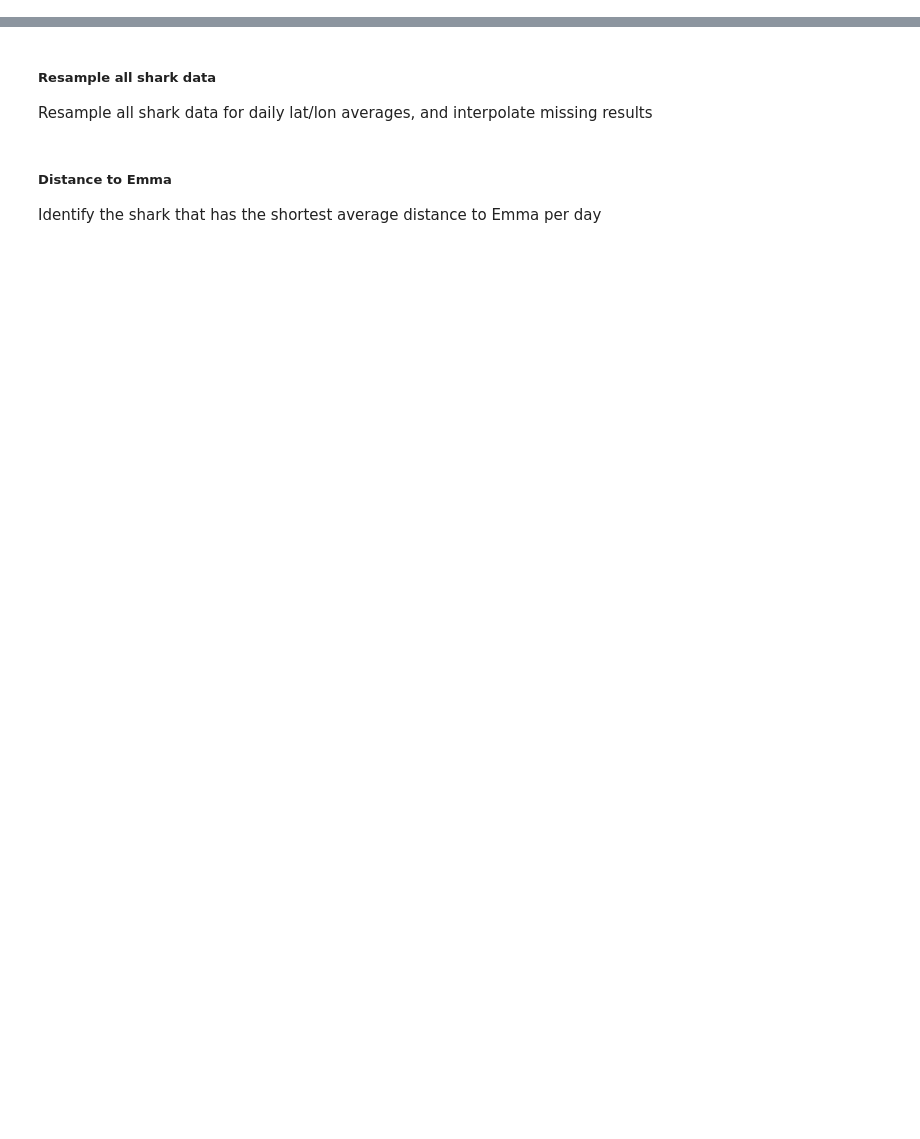
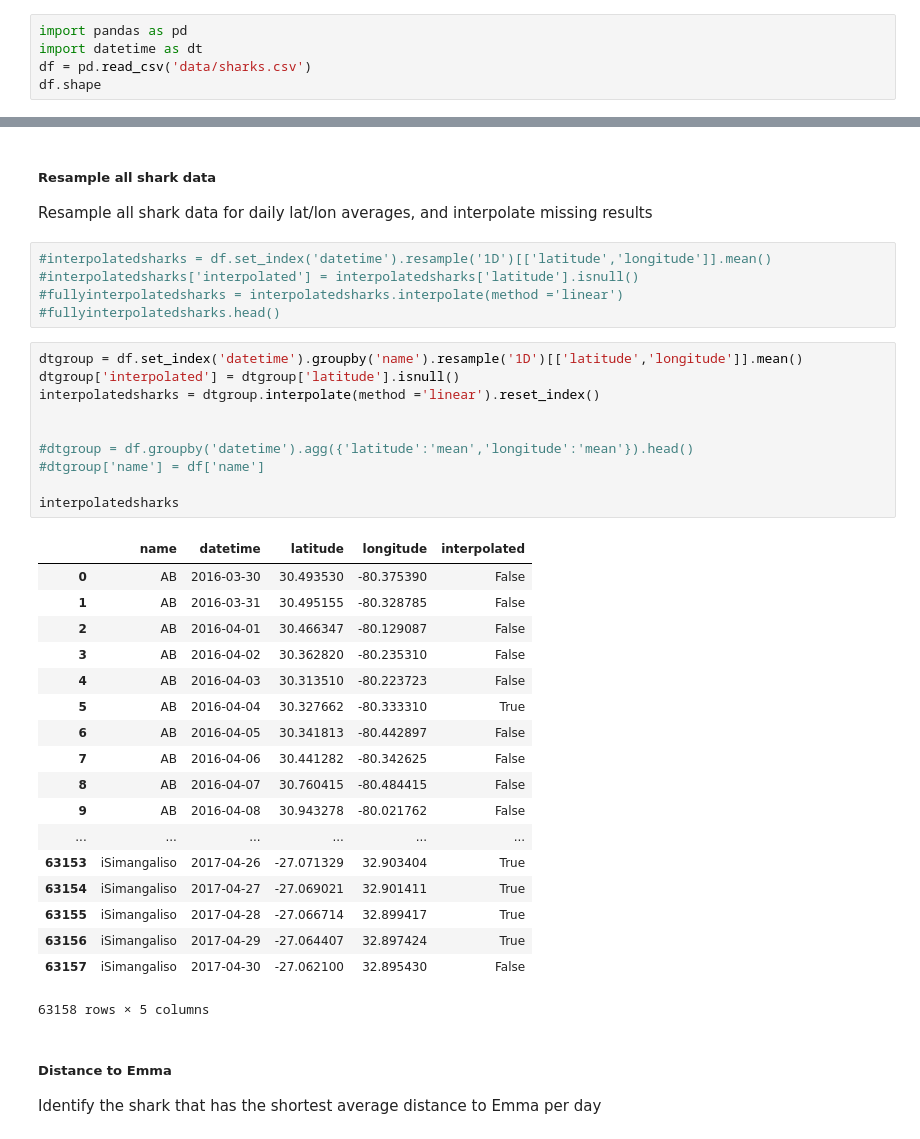
Before and after one commit to elsharkk/ocearch, a Jupyter notebook: 3. Hard Challenge.ipynb, the cells around one changed output, grey strips where cells are left out. Drawn from its saved outputs; the diff is of its cells as text; blank space fills up the shorter version.

```diff
--- a/3. Hard Challenge.ipynb
+++ b/3. Hard Challenge.ipynb
@@ -26,3 +26,8 @@ Hard questions:
  6. Plot Emma and her closest buddy: interpolated results for each in green, Emma as circle icons and her buddy as square icons
 # %% [markdown]
 ### Load data
+# %%
+import pandas as pd
+import datetime as dt
+df = pd.read_csv('data/sharks.csv')
+df.shape
@@ -58,6 +219,40 @@ Resample the Emma locations on a per-day basis and interpolate missing locations
 # %% [markdown]
 ##### Resample all shark data
 Resample all shark data for daily lat/lon averages, and interpolate missing results
+# %%
+#interpolatedsharks = df.set_index('datetime').resample('1D')[['latitude','longitude']].mean()
+#interpolatedsharks['interpolated'] = interpolatedsharks['latitude'].isnull()
+#fullyinterpolatedsharks = interpolatedsharks.interpolate(method ='linear')
+#fullyinterpolatedsharks.head()
+# %%
+dtgroup = df.set_index('datetime').groupby('name').resample('1D')[['latitude','longitude']].mean()
+dtgroup['interpolated'] = dtgroup['latitude'].isnull()
+interpolatedsharks = dtgroup.interpolate(method ='linear').reset_index()
+
+
+#dtgroup = df.groupby('datetime').agg({'latitude':'mean','longitude':'mean'}).head()
+#dtgroup['name'] = df['name']
+
+interpolatedsharks
+# %% [output]
+|  | name | datetime | latitude | longitude | interpolated |
+| 0 | AB | 2016-03-30 | 30.493530 | -80.375390 | False |
+| 1 | AB | 2016-03-31 | 30.495155 | -80.328785 | False |
+| 2 | AB | 2016-04-01 | 30.466347 | -80.129087 | False |
+| 3 | AB | 2016-04-02 | 30.362820 | -80.235310 | False |
+| 4 | AB | 2016-04-03 | 30.313510 | -80.223723 | False |
+| 5 | AB | 2016-04-04 | 30.327662 | -80.333310 | True |
+| 6 | AB | 2016-04-05 | 30.341813 | -80.442897 | False |
+| 7 | AB | 2016-04-06 | 30.441282 | -80.342625 | False |
+| 8 | AB | 2016-04-07 | 30.760415 | -80.484415 | False |
+| 9 | AB | 2016-04-08 | 30.943278 | -80.021762 | False |
+| ... | ... | ... | ... | ... | ... |
+| 63153 | iSimangaliso | 2017-04-26 | -27.071329 | 32.903404 | True |
+| 63154 | iSimangaliso | 2017-04-27 | -27.069021 | 32.901411 | True |
+| 63155 | iSimangaliso | 2017-04-28 | -27.066714 | 32.899417 | True |
+| 63156 | iSimangaliso | 2017-04-29 | -27.064407 | 32.897424 | True |
+| 63157 | iSimangaliso | 2017-04-30 | -27.062100 | 32.895430 | False |
+63158 rows × 5 columns
 # %% [markdown]
 ##### Distance to Emma
 Identify the shark that has the shortest average distance to Emma per day
```
Also changed, not shown: parts of 11 cells of this notebook, 3 other files.
